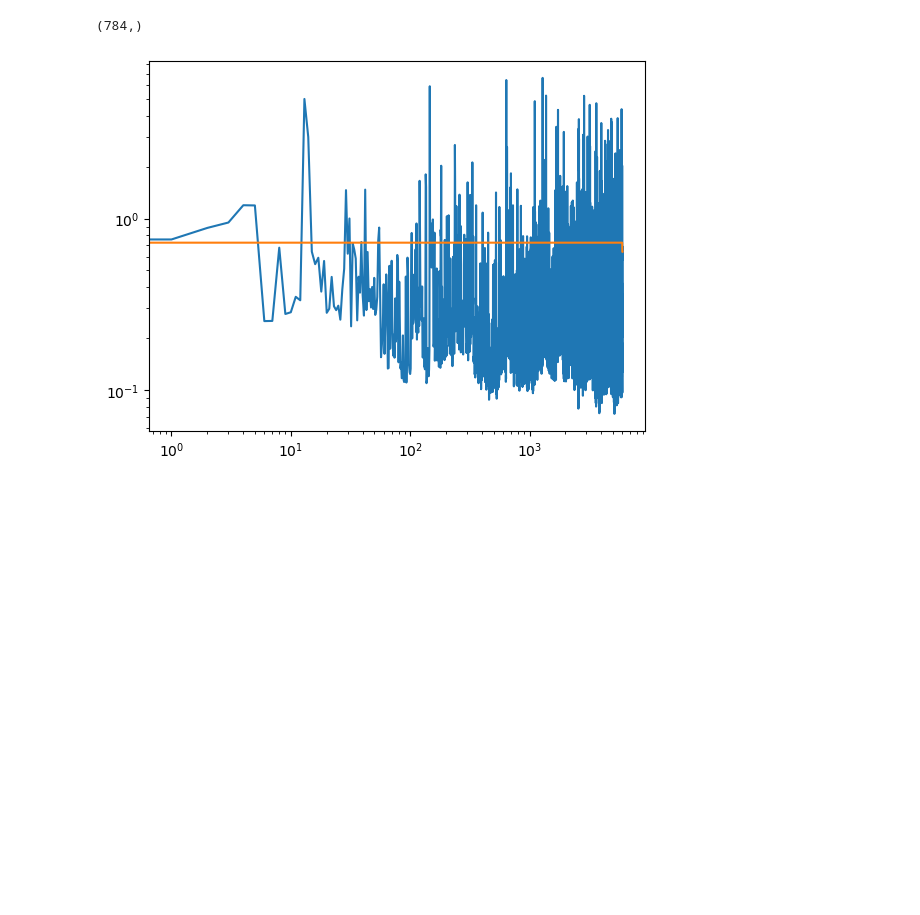
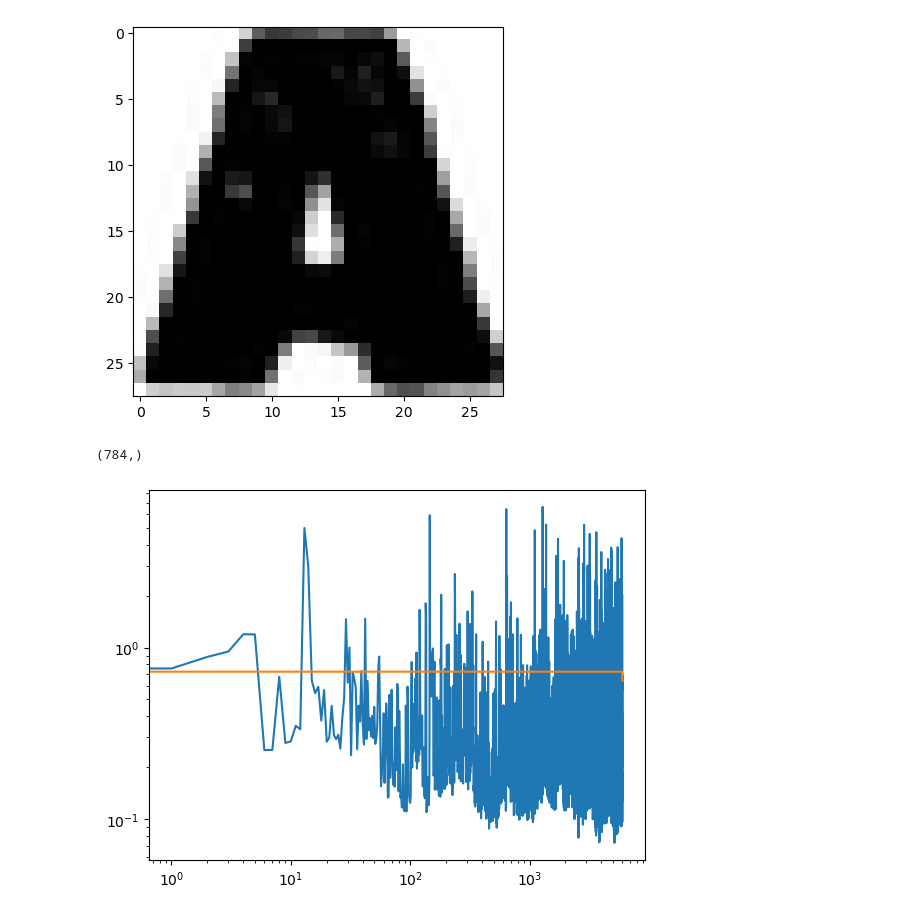
Before and after one commit to Hazdard/AppStat, a Jupyter notebook: DM_1/Sacha-Ben-Arous-DM1.ipynb, the cells around one changed output. Saved outputs shown, nothing was run; the diff lists cells and outputs as text; code cells hidden in the pictures; blank space fills up the shorter version.

```diff
--- a/DM_1/Sacha-Ben-Arous-DM1.ipynb
+++ b/DM_1/Sacha-Ben-Arous-DM1.ipynb
@@ -26,6 +26,12 @@ for k in range(len(data_x)) :
 
 X=np.array(data_x)
 Y=np.array(data_y)
+# %%
+i = np.random.randint(n)
+plt.imshow(np.reshape(data_x[i],(28,28)), cmap='binary')
+plt.show()
+# %% [output]
+[figure, added]
 # %%
 def l1(x,y) :
     return(x-y)**2
```
